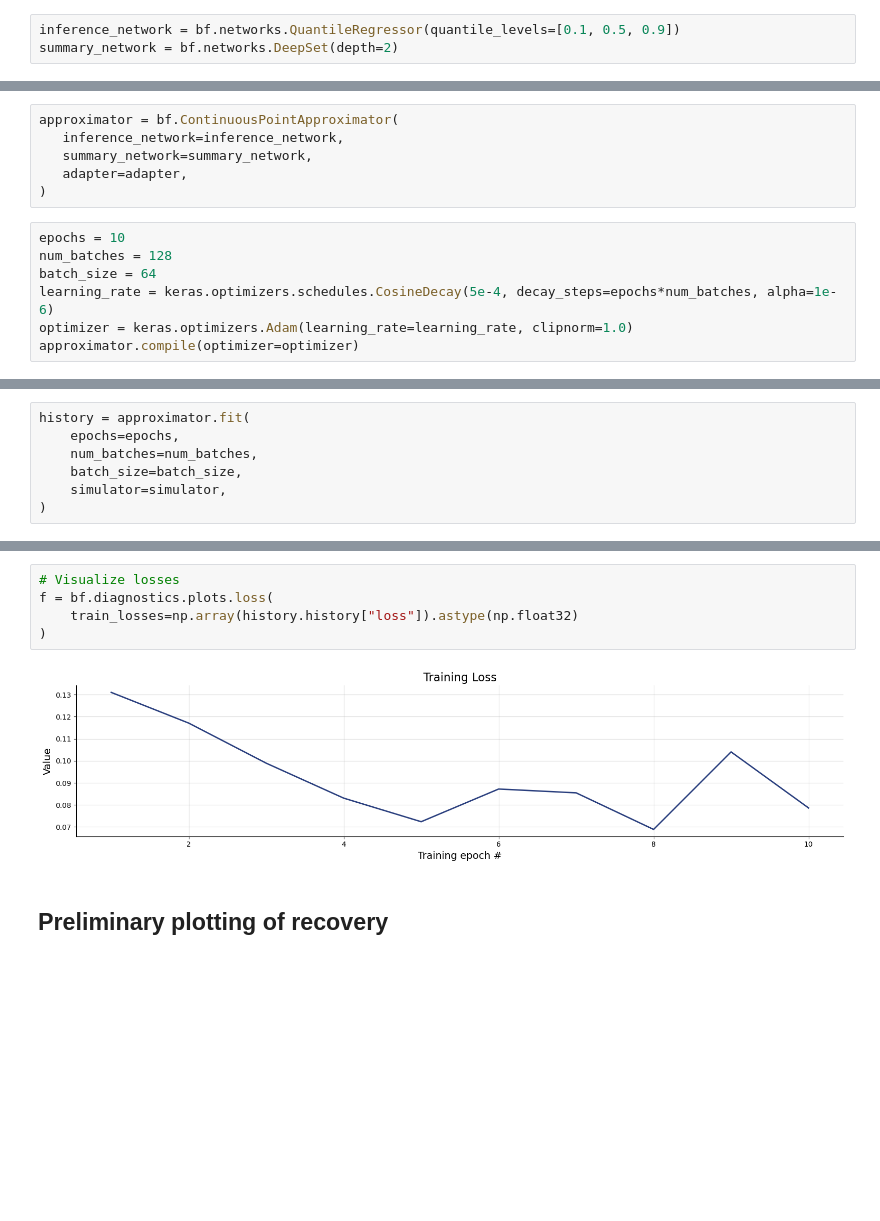
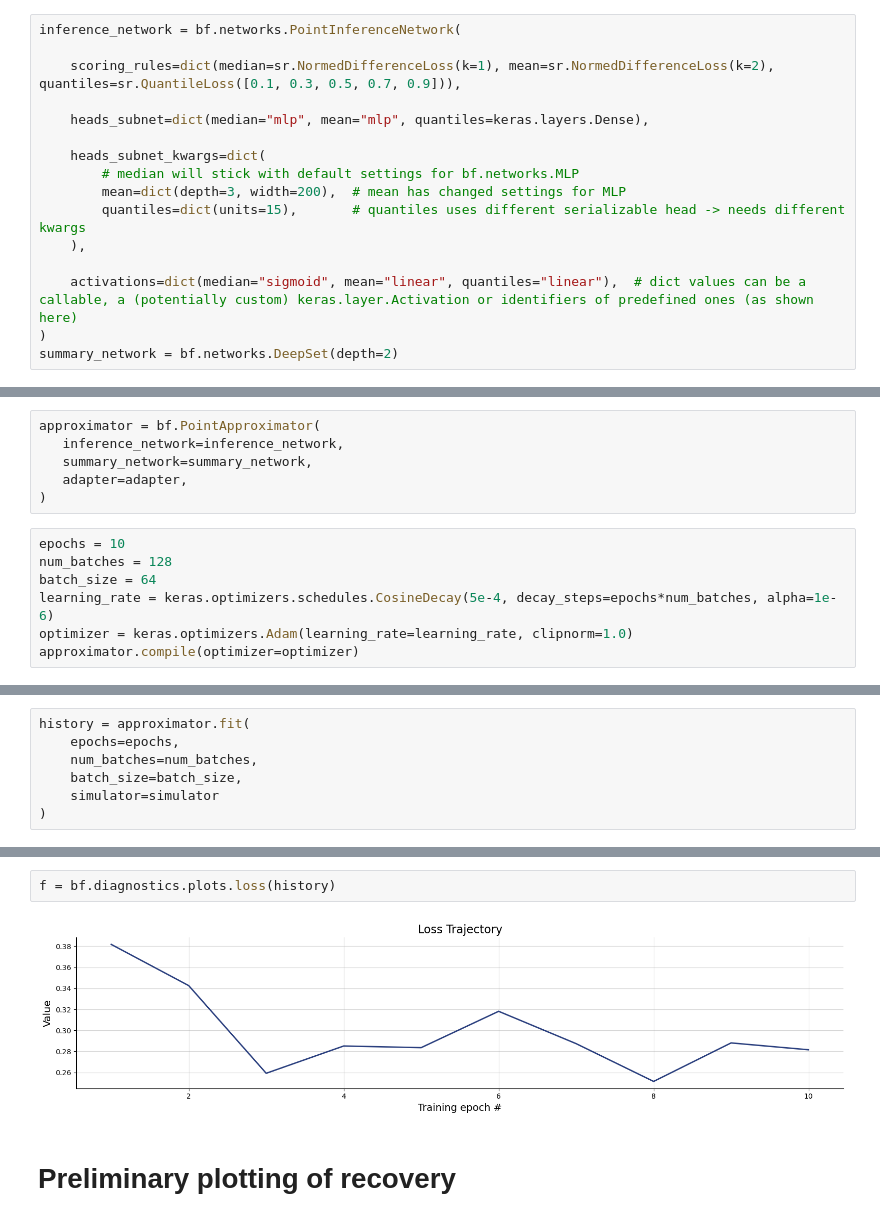
Before and after one commit to thegialeo/bayesflow, a Jupyter notebook: examples/draft-point-est.ipynb, the cells around one changed output, grey strips where cells are left out. Saved outputs shown, nothing was run; the diff lists cells and outputs as text; blank space fills up the shorter version.

```diff
--- a/examples/draft-point-est.ipynb
+++ b/examples/draft-point-est.ipynb
@@ -82,3 +116,16 @@ adapter = (
 # %%
-inference_network = bf.networks.QuantileRegressor(quantile_levels=[0.1, 0.5, 0.9])
+inference_network = bf.networks.PointInferenceNetwork(
+
+    scoring_rules=dict(median=sr.NormedDifferenceLoss(k=1), mean=sr.NormedDifferenceLoss(k=2), quantiles=sr.QuantileLoss([0.1, 0.3, 0.5, 0.7, 0.9])),
+
+    heads_subnet=dict(median="mlp", mean="mlp", quantiles=keras.layers.Dense),
+
+    heads_subnet_kwargs=dict(
+        # median will stick with default settings for bf.networks.MLP
+        mean=dict(depth=3, width=200),  # mean has changed settings for MLP
+        quantiles=dict(units=15),       # quantiles uses different serializable head -> needs different kwargs
+    ),
+
+    activations=dict(median="sigmoid", mean="linear", quantiles="linear"),  # dict values can be a callable, a (potentially custom) keras.layer.Activation or identifiers of predefined ones (as shown here)
+)
 summary_network = bf.networks.DeepSet(depth=2)
@@ -85,5 +134,5 @@ summary_network = bf.networks.DeepSet(depth=2)
 # %%
-approximator = bf.ContinuousPointApproximator(
+approximator = bf.PointApproximator(
    inference_network=inference_network,
    summary_network=summary_network,
    adapter=adapter,
@@ -102,7 +151,7 @@ history = approximator.fit(
     epochs=epochs,
     num_batches=num_batches,
     batch_size=batch_size,
-    simulator=simulator,
+    simulator=simulator
 )
 # %% [output]
 INFO:bayesflow:Building dataset from simulator instance of SequentialSimulator.
@@ -131,10 +180,7 @@ Epoch 10/10
 # %%
-# Visualize losses
-f = bf.diagnostics.plots.loss(
-    train_losses=np.array(history.history["loss"]).astype(np.float32)
-)
+f = bf.diagnostics.plots.loss(history)
 # %% [output]
-[figure, old version]
+[figure, new version]
 # %% [markdown]
-## Preliminary plotting of recovery
+# Preliminary plotting of recovery
 # %%
```
Also changed, not shown: parts of 20 cells of this notebook.
